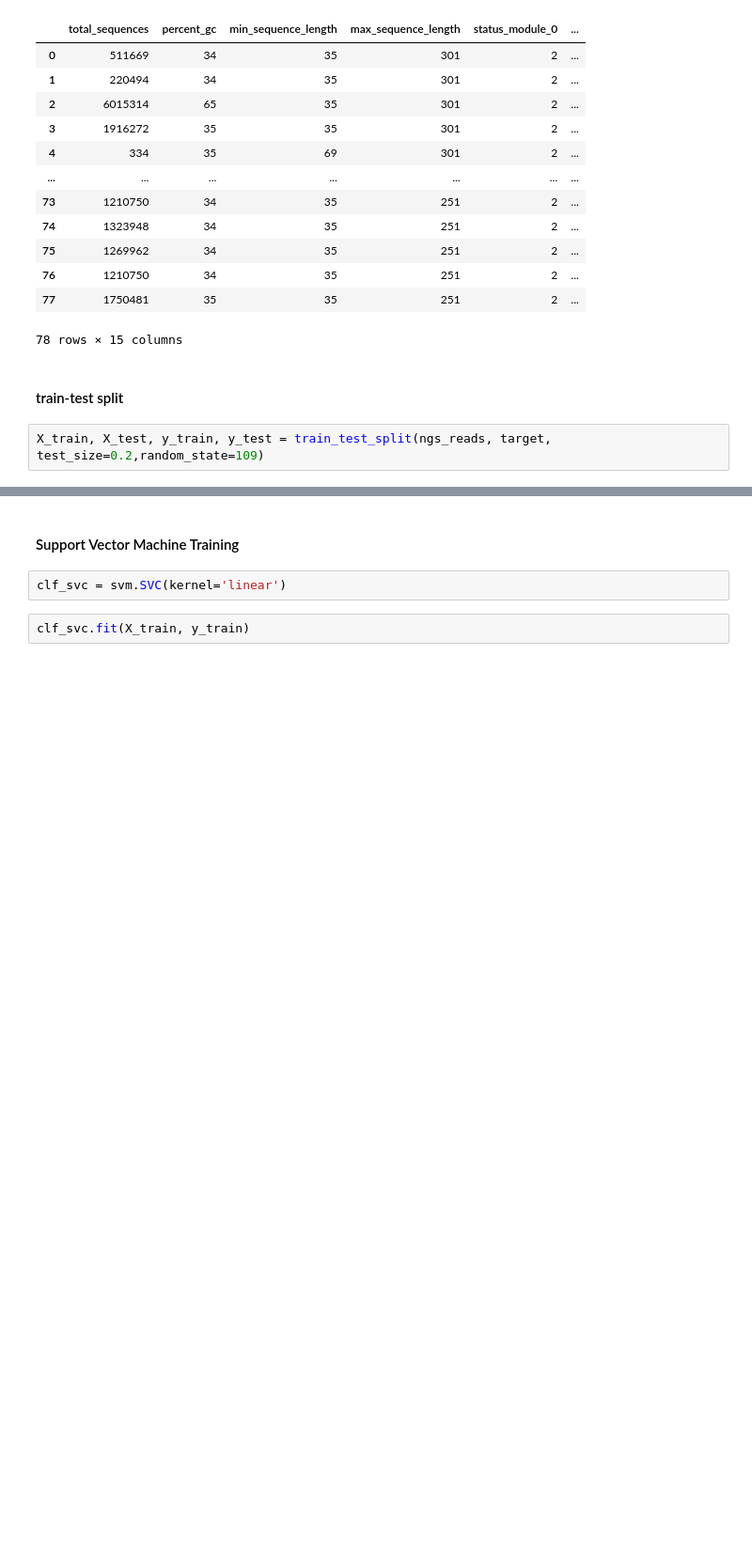
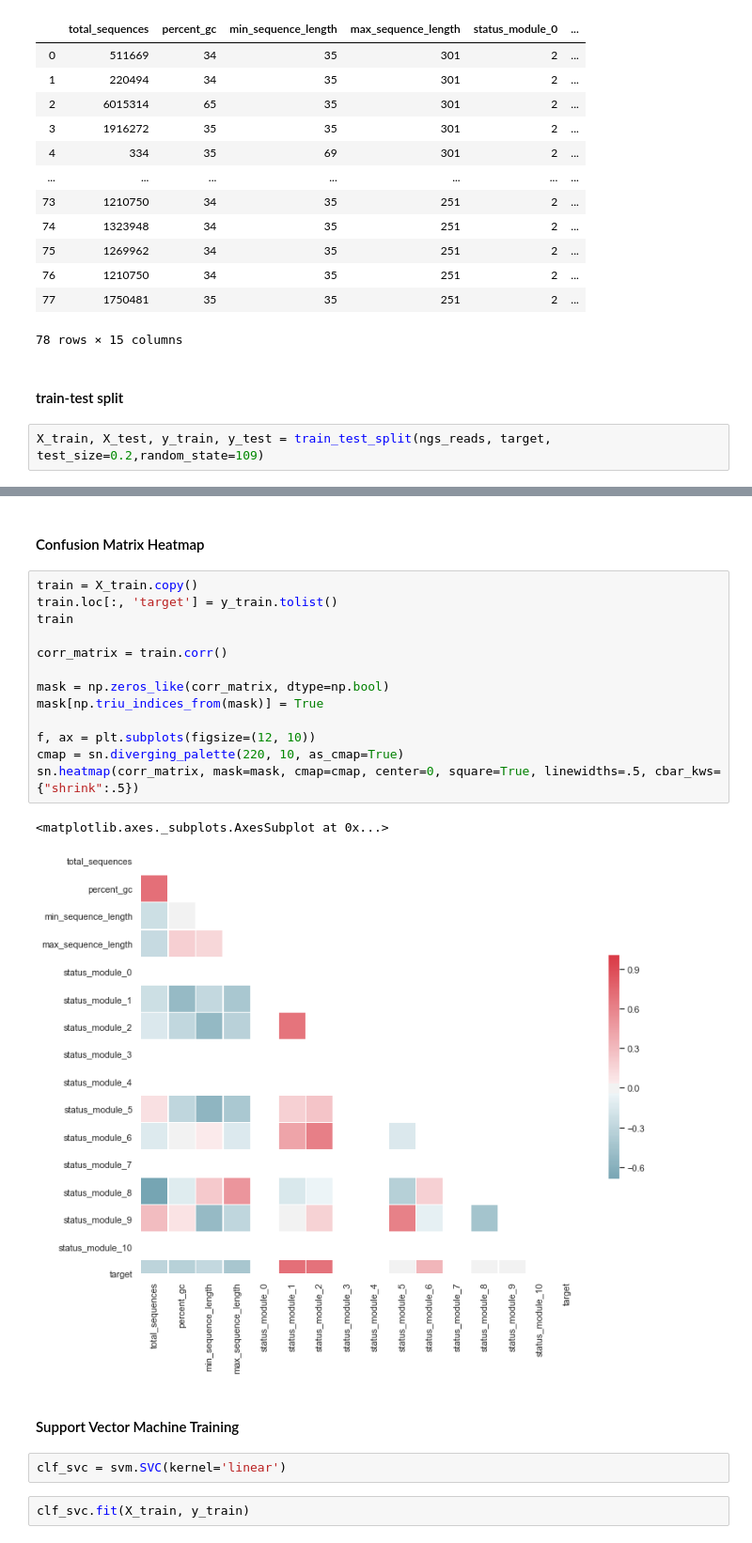
Before and after one commit to AlexHTW/ngs_quality_control, a Jupyter notebook: 05_ngs_quality_machine_learning.ipynb, the cells around one changed output, grey strips where cells are left out. Shown at 94% size. Saved outputs shown, nothing was run; the diff lists cells and outputs as text; blank space fills up the shorter version.

Commit message:
visualize correlation matrix and feature importance

```diff
--- a/05_ngs_quality_machine_learning.ipynb
+++ b/05_ngs_quality_machine_learning.ipynb
@@ -59,3 +77,21 @@ X_train, X_test, y_train, y_test = train_test_split(ngs_reads, target, test_size
+# %% [markdown]
+#### Confusion Matrix Heatmap
+# %%
+train = X_train.copy()
+train.loc[:, 'target'] = y_train.tolist()
+train
+
+corr_matrix = train.corr()
+
+mask = np.zeros_like(corr_matrix, dtype=np.bool)
+mask[np.triu_indices_from(mask)] = True
+
+f, ax = plt.subplots(figsize=(12, 10))
+cmap = sn.diverging_palette(220, 10, as_cmap=True)
+sn.heatmap(corr_matrix, mask=mask, cmap=cmap, center=0, square=True, linewidths=.5, cbar_kws={"shrink":.5})
+# %% [output]
+<matplotlib.axes._subplots.AxesSubplot at 0x...>
+[figure, added]
 # %% [markdown]
 #### Support Vector Machine Training
 # %%
```
Also changed, not shown: parts of 7 cells of this notebook.
